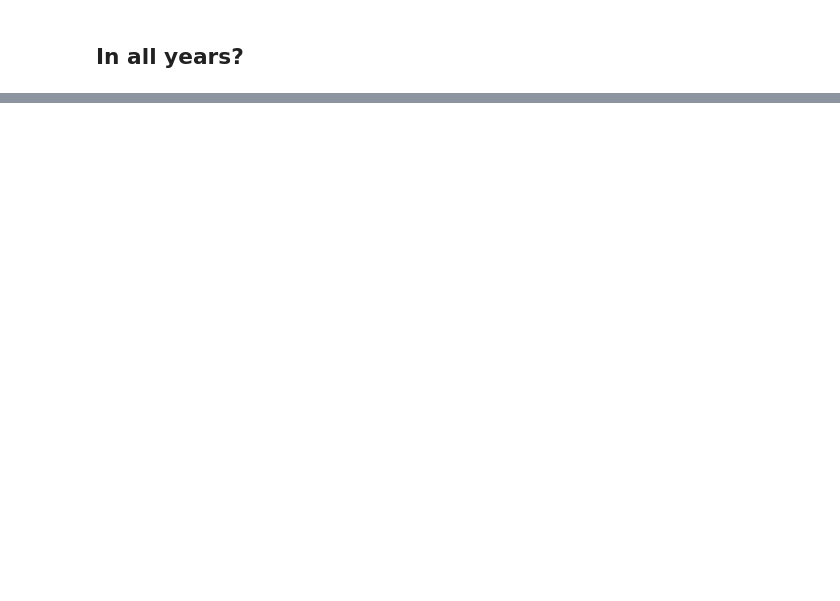
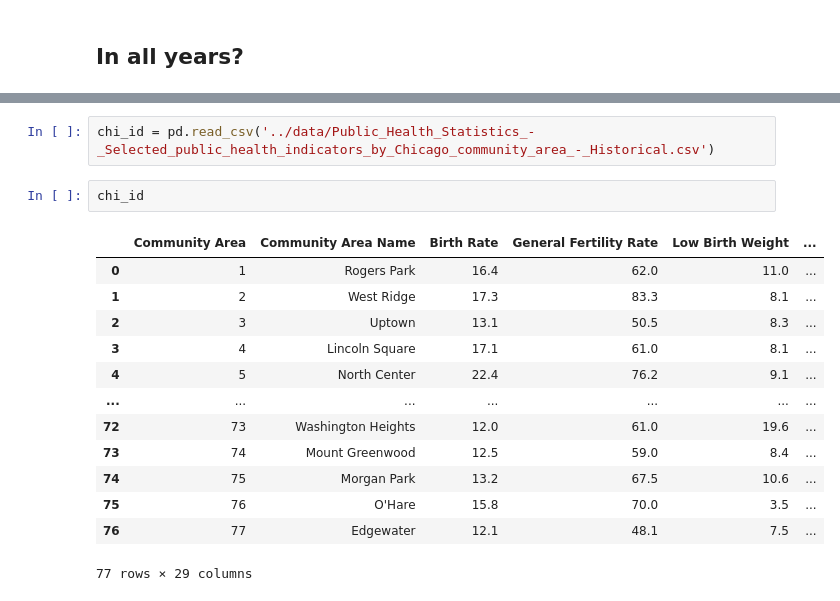
Before and after one commit to yeemey/BDATA200-Intro-Data-Studies, a Jupyter notebook: notebooks/BDATA200_Week8_9_10.ipynb, the cells around one changed output, grey strips where cells are left out. Cells and saved outputs as stored; diff of their text form; blank space fills up the shorter version.

```diff
--- a/notebooks/BDATA200_Week8_9_10.ipynb
+++ b/notebooks/BDATA200_Week8_9_10.ipynb
@@ -219,0 +295,18 @@ sns.set_context("notebook", font_scale=1.0)
+# %%
+chi_id = pd.read_csv('../data/Public_Health_Statistics_-_Selected_public_health_indicators_by_Chicago_community_area_-_Historical.csv')
+# %%
+chi_id
+# %% [output]
+|  | Community Area | Community Area Name | Birth Rate | General Fertility Rate | Low Birth Weight | ... |
+| 0 | 1 | Rogers Park | 16.4 | 62.0 | 11.0 | ... |
+| 1 | 2 | West Ridge | 17.3 | 83.3 | 8.1 | ... |
+| 2 | 3 | Uptown | 13.1 | 50.5 | 8.3 | ... |
+| 3 | 4 | Lincoln Square | 17.1 | 61.0 | 8.1 | ... |
+| 4 | 5 | North Center | 22.4 | 76.2 | 9.1 | ... |
+| ... | ... | ... | ... | ... | ... | ... |
+| 72 | 73 | Washington Heights | 12.0 | 61.0 | 19.6 | ... |
+| 73 | 74 | Mount Greenwood | 12.5 | 59.0 | 8.4 | ... |
+| 74 | 75 | Morgan Park | 13.2 | 67.5 | 10.6 | ... |
+| 75 | 76 | O'Hare | 15.8 | 70.0 | 3.5 | ... |
+| 76 | 77 | Edgewater | 12.1 | 48.1 | 7.5 | ... |
+77 rows × 29 columns
```
Also changed, not shown: parts of 14 cells of this notebook, 4 other files.
